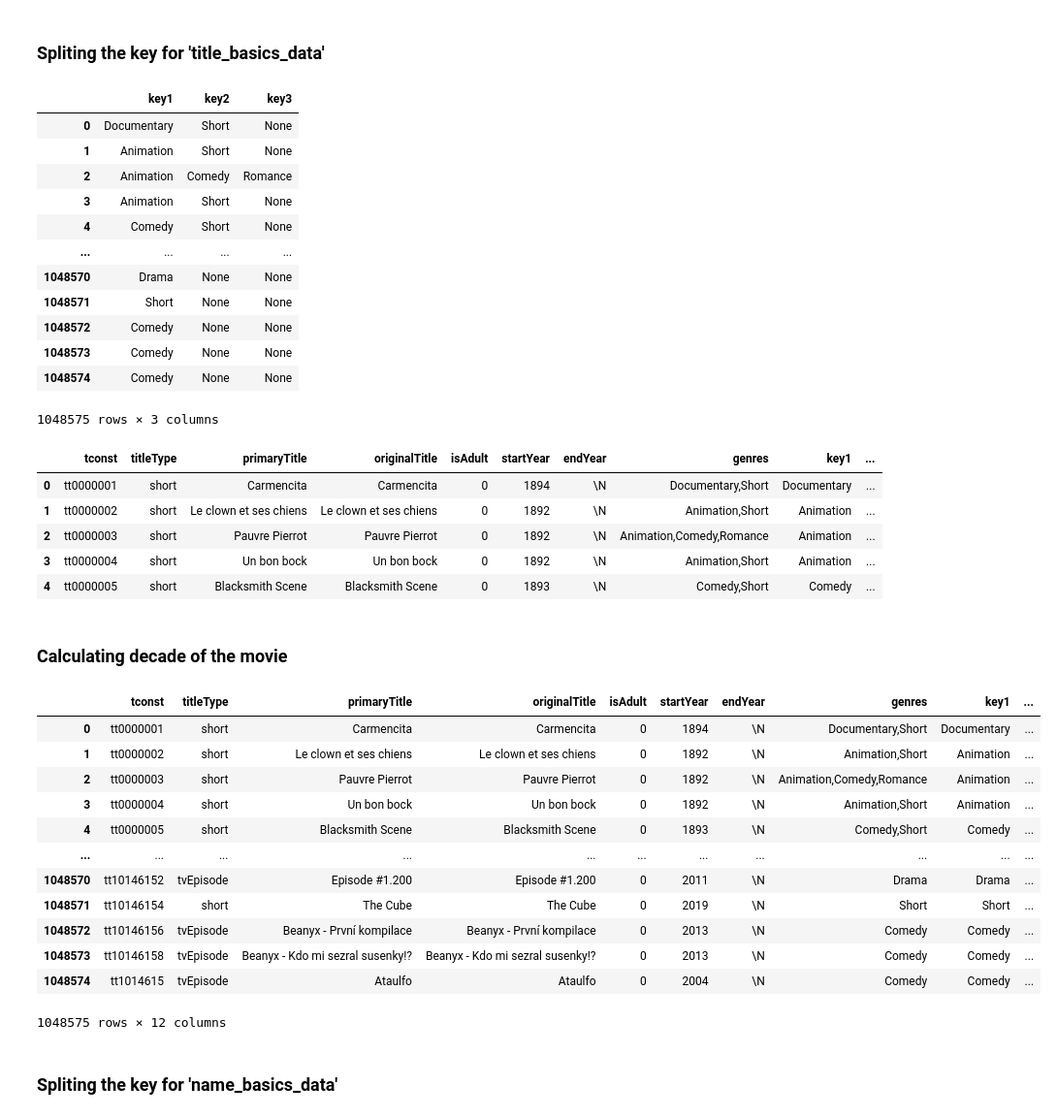
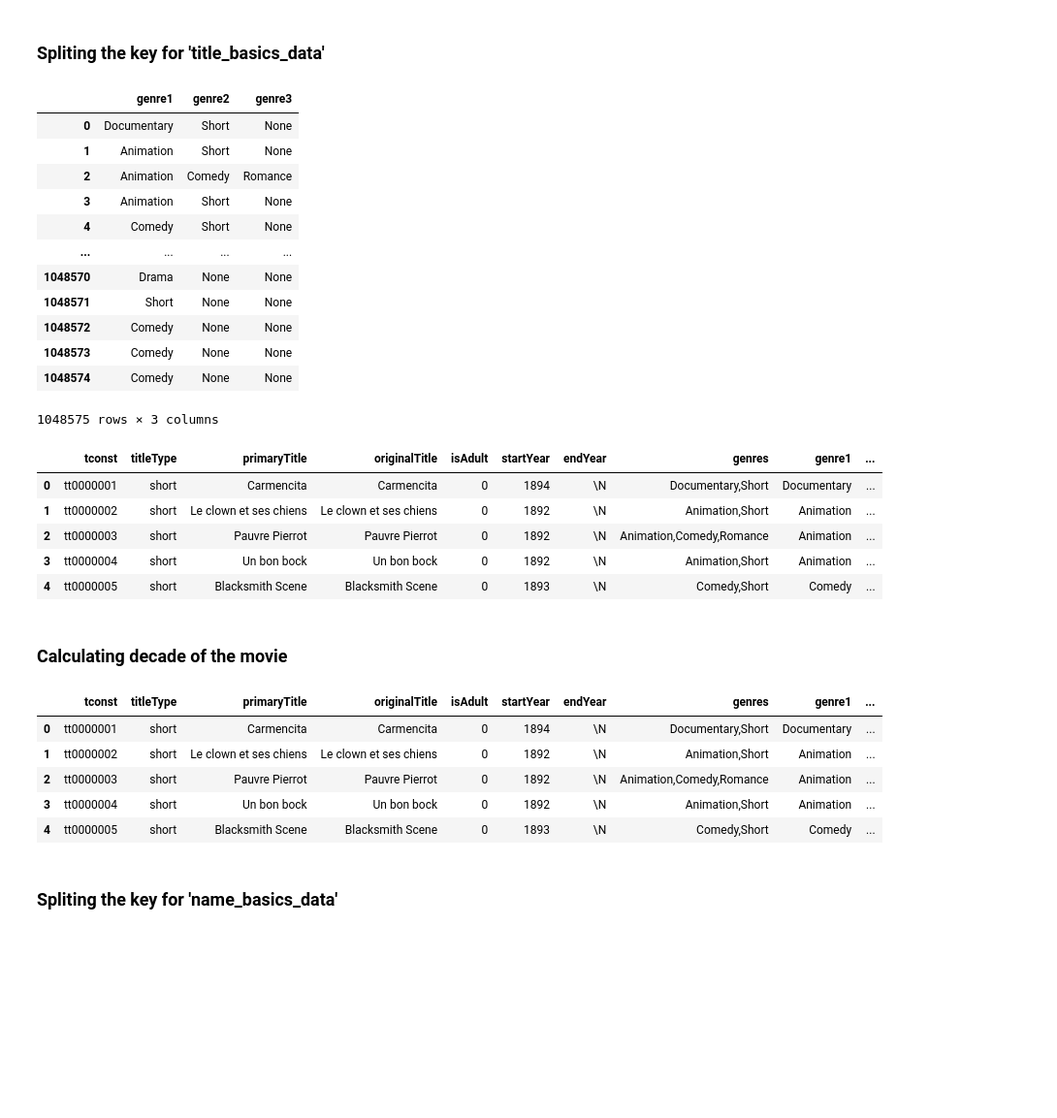
Before and after one commit to thaong1412/IMDB_Project, a Jupyter notebook: CPSC_4800_IMDB_Project.ipynb, the cells around one changed output. Shown at 97% size. Saved outputs shown, nothing was run; the diff lists cells and outputs as text; code cells hidden in the pictures; blank space fills up the shorter version.

```diff
--- a/CPSC_4800_IMDB_Project.ipynb
+++ b/CPSC_4800_IMDB_Project.ipynb
@@ -338,12 +338,17 @@ plt.show()
 # %% [markdown]
 ### Spliting the key for 'title_basics_data'
 # %%
+# df_titles = imdb_data['title_basics_data'].loc[imdb_data['title_basics_data']['titleType'] == 'movie']
 df_titles = imdb_data['title_basics_data']
+
 key_titles = df_titles['genres'].str.split(',', expand=True)
-key_titles.columns = ['key1','key2','key3']
+
+new_genre_columns = ['genre1', 'genre2', 'genre3']
+
+key_titles.columns = new_genre_columns
 key_titles
 # %% [output]
-|  | key1 | key2 | key3 |
+|  | genre1 | genre2 | genre3 |
 | 0 | Documentary | Short | None |
 | 1 | Animation | Short | None |
 | 2 | Animation | Comedy | Romance |
@@ -357,10 +362,10 @@ key_titles
 | 1048574 | Comedy | None | None |
 1048575 rows × 3 columns
 # %%
-df_titles = pd.concat([df_titles,key_titles],axis=1)
+df_titles = pd.concat([df_titles, key_titles], axis=1)
 df_titles.head()
 # %% [output]
-|  | tconst | titleType | primaryTitle | originalTitle | isAdult | startYear | endYear | genres | key1 | ... |
+|  | tconst | titleType | primaryTitle | originalTitle | isAdult | startYear | endYear | genres | genre1 | ... |
 | 0 | tt0000001 | short | Carmencita | Carmencita | 0 | 1894 | \N | Documentary,Short | Documentary | ... |
 | 1 | tt0000002 | short | Le clown et ses chiens | Le clown et ses chiens | 0 | 1892 | \N | Animation,Short | Animation | ... |
 | 2 | tt0000003 | short | Pauvre Pierrot | Pauvre Pierrot | 0 | 1892 | \N | Animation,Comedy,Romance | Animation | ... |
@@ -369,24 +374,20 @@ df_titles.head()
 # %% [markdown]
 ### Calculating decade of the movie
 # %%
-decades =  pd.to_numeric(df_titles['startYear'], errors = 'coerce')
+decades = pd.to_numeric(df_titles['startYear'], errors='coerce')
 decades = decades.apply(lambda x: int(x) if pd.notna(x) else 0)
 df_titles['startDecade'] = decades
-df_titles
+
+# df_titles = df_titles[df_titles['startDecade'] >= 1970]
+
+df_titles.head()
 # %% [output]
-|  | tconst | titleType | primaryTitle | originalTitle | isAdult | startYear | endYear | genres | key1 | ... |
+|  | tconst | titleType | primaryTitle | originalTitle | isAdult | startYear | endYear | genres | genre1 | ... |
 | 0 | tt0000001 | short | Carmencita | Carmencita | 0 | 1894 | \N | Documentary,Short | Documentary | ... |
 | 1 | tt0000002 | short | Le clown et ses chiens | Le clown et ses chiens | 0 | 1892 | \N | Animation,Short | Animation | ... |
 | 2 | tt0000003 | short | Pauvre Pierrot | Pauvre Pierrot | 0 | 1892 | \N | Animation,Comedy,Romance | Animation | ... |
 | 3 | tt0000004 | short | Un bon bock | Un bon bock | 0 | 1892 | \N | Animation,Short | Animation | ... |
 | 4 | tt0000005 | short | Blacksmith Scene | Blacksmith Scene | 0 | 1893 | \N | Comedy,Short | Comedy | ... |
-| ... | ... | ... | ... | ... | ... | ... | ... | ... | ... | ... |
-| 1048570 | tt10146152 | tvEpisode | Episode #1.200 | Episode #1.200 | 0 | 2011 | \N | Drama | Drama | ... |
-| 1048571 | tt10146154 | short | The Cube | The Cube | 0 | 2019 | \N | Short | Short | ... |
-| 1048572 | tt10146156 | tvEpisode | Beanyx - První kompilace | Beanyx - První kompilace | 0 | 2013 | \N | Comedy | Comedy | ... |
-| 1048573 | tt10146158 | tvEpisode | Beanyx - Kdo mi sezral susenky!? | Beanyx - Kdo mi sezral susenky!? | 0 | 2013 | \N | Comedy | Comedy | ... |
-| 1048574 | tt1014615 | tvEpisode | Ataulfo | Ataulfo | 0 | 2004 | \N | Comedy | Comedy | ... |
-1048575 rows × 12 columns
 # %% [markdown]
 ### Spliting the key for 'name_basics_data'
 # %%
```
Also changed, not shown: parts of 23 cells of this notebook, 1 other file.
